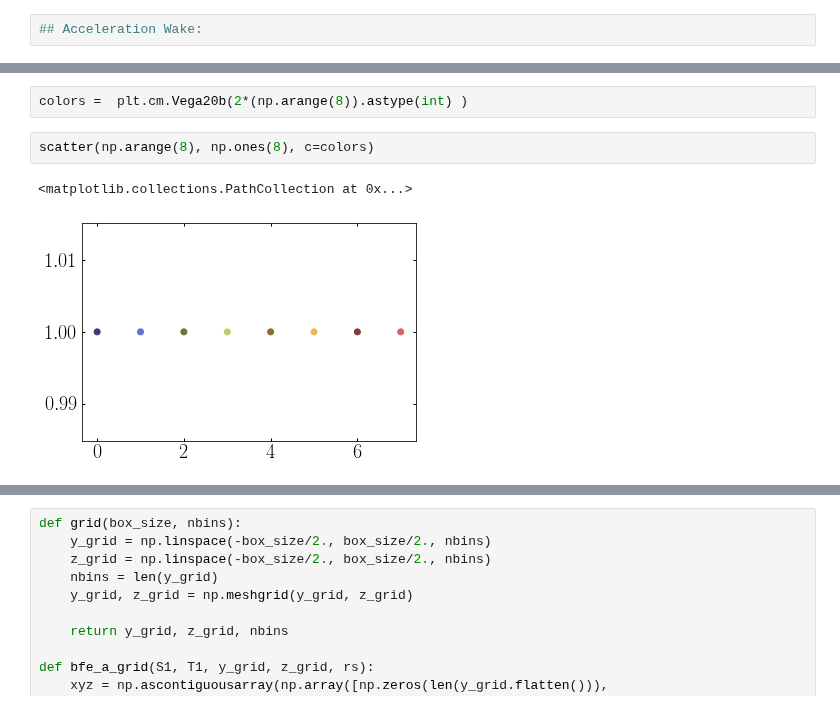
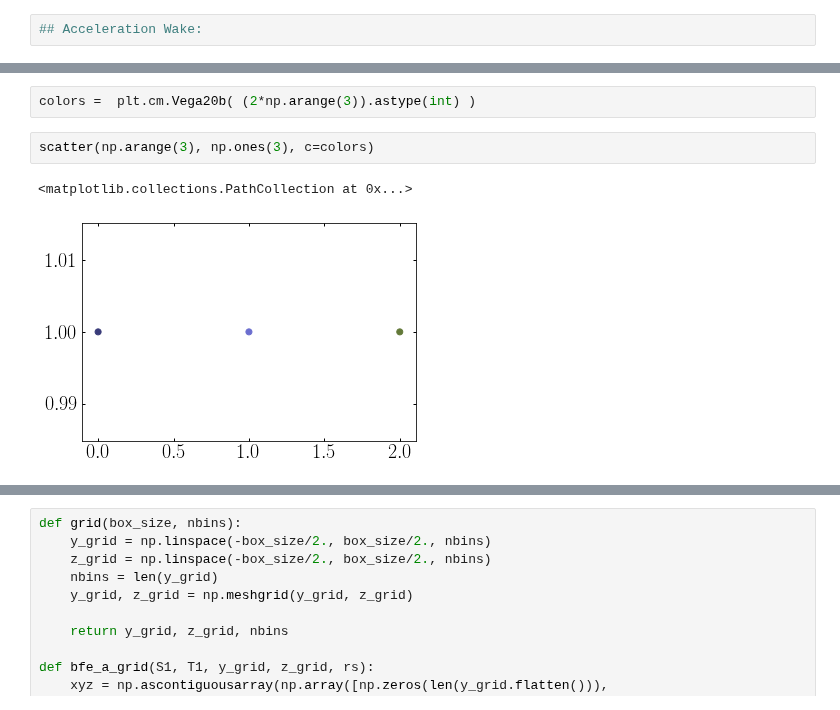
Before and after one commit to jngaravitoc/MW-LMC-SCF, a Jupyter notebook: code/expansions_grid_eval.ipynb, the cells around one changed output, grey strips where cells are left out. Saved outputs shown, nothing was run; the diff lists cells and outputs as text.

```diff
--- a/code/expansions_grid_eval.ipynb
+++ b/code/expansions_grid_eval.ipynb
@@ -351,7 +401,7 @@ T_mw_ref[0,0,0] = T_mw[0,0,0]
 # %%
-colors =  plt.cm.Vega20b(2*(np.arange(8)).astype(int) )
+colors =  plt.cm.Vega20b( (2*np.arange(3)).astype(int) )
 # %%
-scatter(np.arange(8), np.ones(8), c=colors)
+scatter(np.arange(3), np.ones(3), c=colors)
 # %% [output]
 <matplotlib.collections.PathCollection at 0x...>
-[figure, old version]
+[figure, new version]
```
Also changed, not shown: parts of 30 cells of this notebook, 1 other file.
